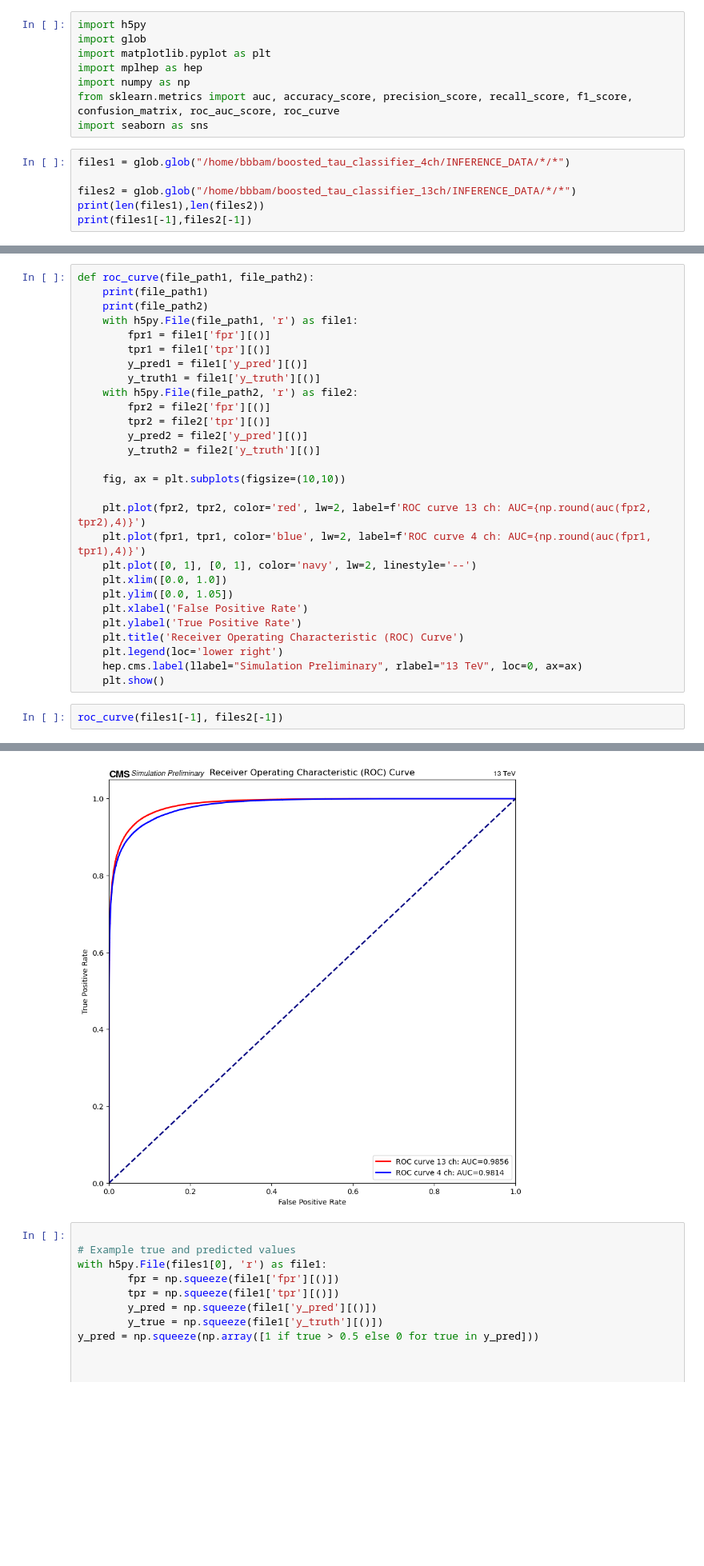
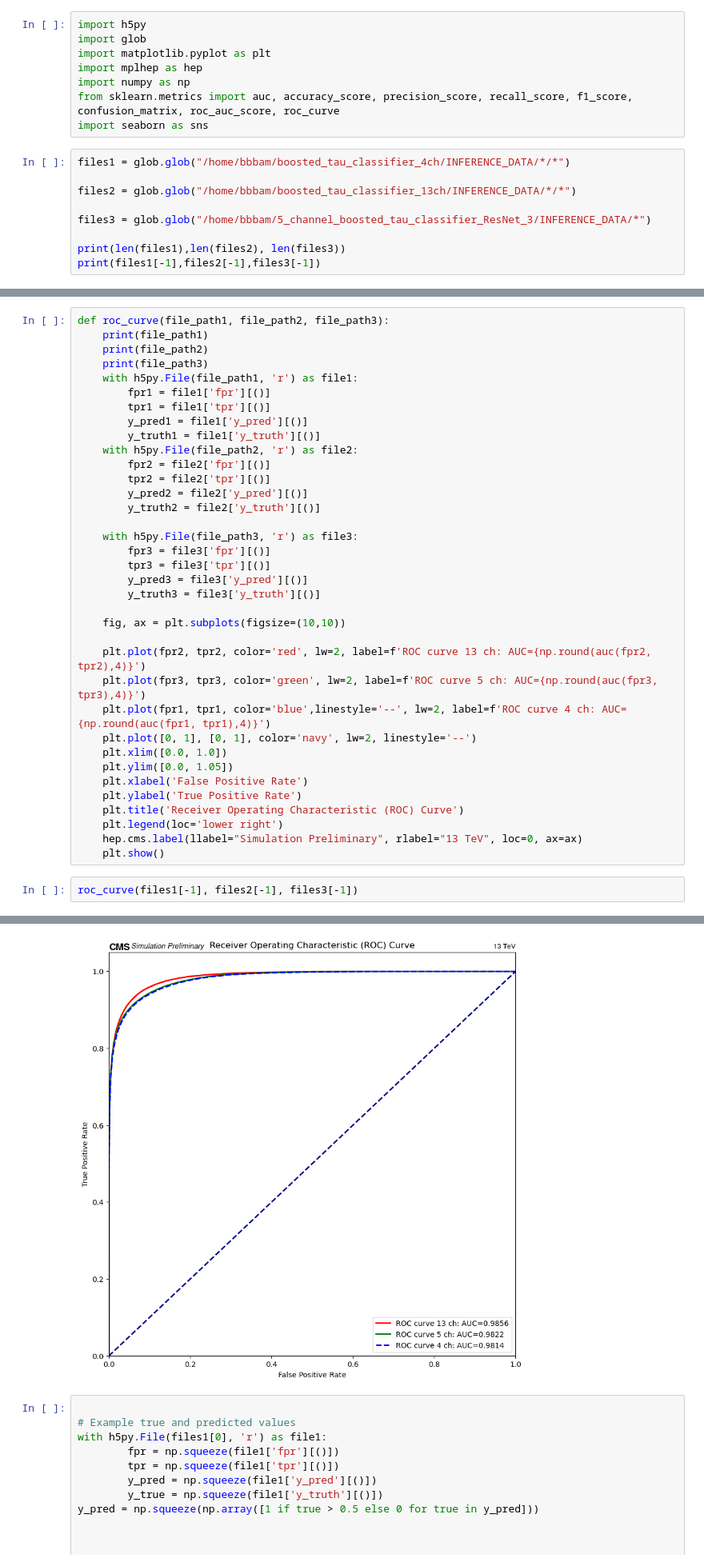
Before and after one commit to bhbam/H_AA_CLuster_jupyter_notebooks, a Jupyter notebook: UA_ROC_curve_from_h5py_files_classification.ipynb, the cells around one changed output, grey strips where cells are left out. Shown at 80% size. Cells and saved outputs as stored; diff of their text form; blank space fills up the shorter version.

```diff
--- a/UA_ROC_curve_from_h5py_files_classification.ipynb
+++ b/UA_ROC_curve_from_h5py_files_classification.ipynb
@@ -10,6 +10,9 @@ import seaborn as sns
 files1 = glob.glob("/home/bbbam/boosted_tau_classifier_4ch/INFERENCE_DATA/*/*")
 
 files2 = glob.glob("/home/bbbam/boosted_tau_classifier_13ch/INFERENCE_DATA/*/*")
-print(len(files1),len(files2))
-print(files1[-1],files2[-1])
+
+files3 = glob.glob("/home/bbbam/5_channel_boosted_tau_classifier_ResNet_3/INFERENCE_DATA/*")
+
+print(len(files1),len(files2), len(files3))
+print(files1[-1],files2[-1],files3[-1])
 # %% [output]
@@ -17,8 +20,9 @@ print(files1[-1],files2[-1])
 /home/bbbam/boosted_tau_classifier_4ch/INFERENCE_DATA/4_boosted_tau_classifier_PTscale0.02_ECALscale0_HCALscale1_AOD_m0o14.0_ResNet_blocks3_mae_loss_epochs16_BatchSize1024_from14_ntrain4242432_nval856 ...
 # %%
-def roc_curve(file_path1, file_path2):
+def roc_curve(file_path1, file_path2, file_path3):
     print(file_path1)
     print(file_path2)
+    print(file_path3)
     with h5py.File(file_path1, 'r') as file1:
         fpr1 = file1['fpr'][()]
         tpr1 = file1['tpr'][()]
@@ -30,10 +34,17 @@ def roc_curve(file_path1, file_path2):
         y_pred2 = file2['y_pred'][()]
         y_truth2 = file2['y_truth'][()]
 
+    with h5py.File(file_path3, 'r') as file3:
+        fpr3 = file3['fpr'][()]
+        tpr3 = file3['tpr'][()]
+        y_pred3 = file3['y_pred'][()]
+        y_truth3 = file3['y_truth'][()]
+
     fig, ax = plt.subplots(figsize=(10,10))
 
     plt.plot(fpr2, tpr2, color='red', lw=2, label=f'ROC curve 13 ch: AUC={np.round(auc(fpr2, tpr2),4)}')
-    plt.plot(fpr1, tpr1, color='blue', lw=2, label=f'ROC curve 4 ch: AUC={np.round(auc(fpr1, tpr1),4)}')
+    plt.plot(fpr3, tpr3, color='green', lw=2, label=f'ROC curve 5 ch: AUC={np.round(auc(fpr3, tpr3),4)}')
+    plt.plot(fpr1, tpr1, color='blue',linestyle='--', lw=2, label=f'ROC curve 4 ch: AUC={np.round(auc(fpr1, tpr1),4)}')
     plt.plot([0, 1], [0, 1], color='navy', lw=2, linestyle='--')
     plt.xlim([0.0, 1.0])
     plt.ylim([0.0, 1.05])
@@ -44,7 +55,7 @@ def roc_curve(file_path1, file_path2):
     hep.cms.label(llabel="Simulation Preliminary", rlabel="13 TeV", loc=0, ax=ax)
     plt.show()
 # %%
-roc_curve(files1[-1], files2[-1])
+roc_curve(files1[-1], files2[-1], files3[-1])
 # %% [output]
 /home/bbbam/boosted_tau_classifier_4ch/INFERENCE_DATA/4_boosted_tau_classifier_PTscale0.02_ECALscale0_HCALscale1_AOD_m0o14.0_ResNet_blocks3_mae_loss_epochs16_BatchSize1024_from14_ntrain4242432_nval856 ...
 /home/bbbam/boosted_tau_classifier_13ch/INFERENCE_DATA/13_boosted_tau_classifier_PTscale0.02_ECALscale0_HCALscale1_AOD_m0o14.0_ResNet_blocks3_mae_loss_epochs19_BatchSize1024_from11_ntrain4242432_nval8 ...
@@ -51,4 +63,4 @@ roc_curve(files1[-1], files2[-1])
-[figure, old version]
+[figure, new version]
 # %%
 
 # Example true and predicted values
```
Also changed, not shown: parts of 7 cells of this notebook.
